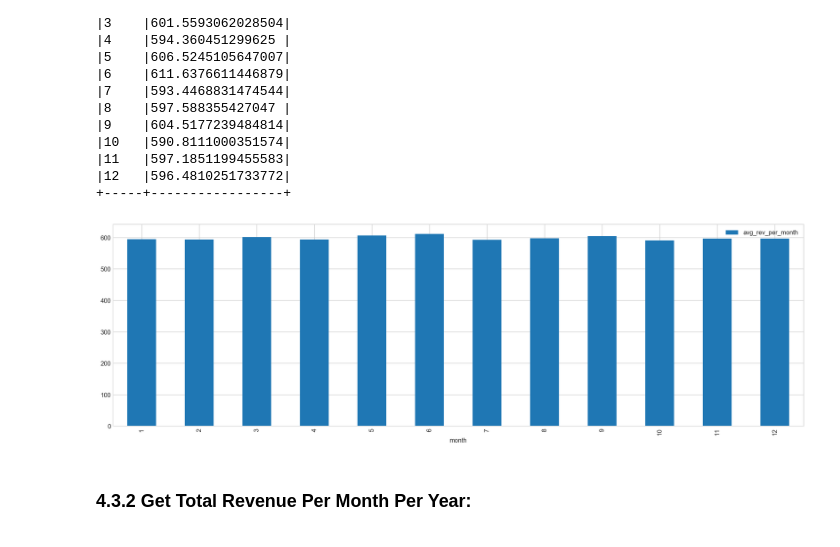
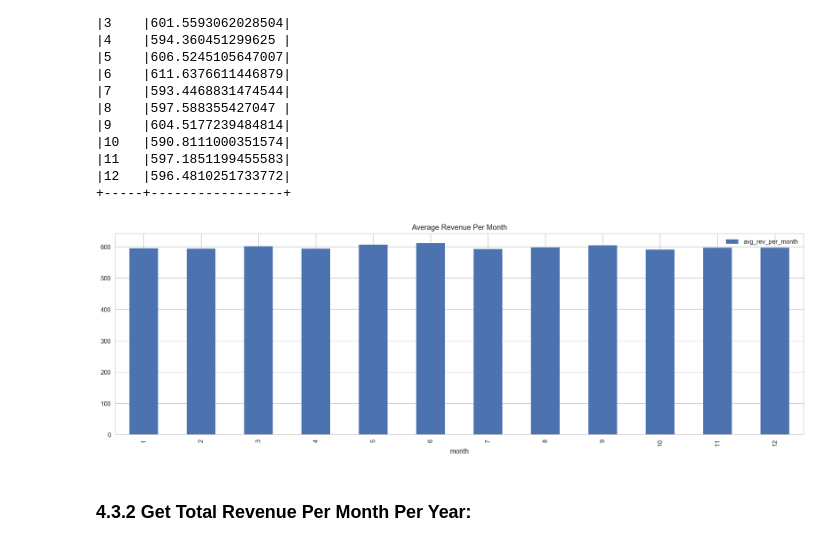
Before and after one commit to anindya-saha/Data-Science-with-Spark, a Jupyter notebook: retail-database-analysis.ipynb, the cells around one changed output. Saved outputs shown, nothing was run; the diff lists cells and outputs as text; code cells hidden in the pictures.

```diff
--- a/retail-database-analysis.ipynb
+++ b/retail-database-analysis.ipynb
@@ -20,7 +20,7 @@ from pyspark.sql.functions import udf, col
 import seaborn as sns
 import matplotlib.pyplot as plt
 
-plt.style.use('seaborn-whitegrid')
+sns.set(context='notebook', style='whitegrid')
 # %%
 # this allows plots to appear directly in the notebook
 %matplotlib inline
@@ -430,9 +430,9 @@ avg_rev_per_month.show(truncate=False)
 |12   |596.4810251733772|
 +-----+-----------------+
 # %%
-avg_rev_per_month.toPandas().plot.bar(x='month');
+avg_rev_per_month.toPandas().plot.bar(x='month', title='Average Revenue Per Month');
 # %% [output]
-[figure, old version]
+[figure, new version]
 # %% [markdown]
 ### 4.3.2 Get Total Revenue Per Month Per Year:
 # %% [markdown]
```
Also changed, not shown: parts of 35 cells of this notebook, 2 other files.
